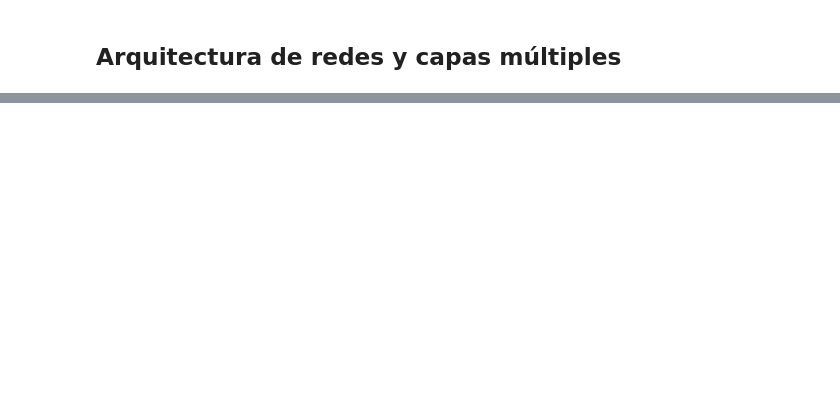
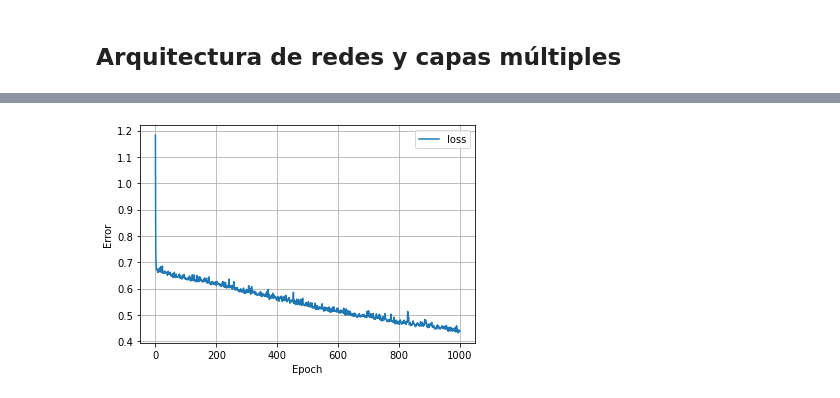
Before and after one commit to ignaciomsarmiento/ML_UNLP_Lectures, a Jupyter notebook: Week05/Notebook_SS05_NN.ipynb, the cells around one changed output, grey strips where cells are left out. Drawn from its saved outputs; the diff is of its cells as text; code cells hidden in the pictures; blank space fills up the shorter version.

```diff
--- a/Week05/Notebook_SS05_NN.ipynb
+++ b/Week05/Notebook_SS05_NN.ipynb
@@ -129,7 +163,7 @@ Para empezar el entrenamiento, se llama al método fit - el modelo se "ajusta" a
 # %%
 
 # Train model.
-history =model.fit(X_train, y_train, batch_size = 4096, epochs = 100, verbose = 0)
+history =model.fit(X_train, y_train, batch_size = 64, epochs = 1000, verbose = 0)
 
 hist = pd.DataFrame(history.history)
 hist['epoch'] = history.epoch
@@ -159,7 +198,7 @@ model.evaluate(
 # %%
 model = Sequential()
 model.add(Dense(units=100, input_dim = 5, activation = 'relu'))
-model.add(Dense(units=16, activation = 'relu'))
+model.add(Dense(units=16, activation = 'tanh'))
 model.add(Dense(units=1, activation = 'linear'))
 # %%
 model.compile(loss='mean_squared_error',
@@ -168,11 +225,13 @@ model.compile(loss='mean_squared_error',
 # %%
 
 # Train model.
-history =model.fit(X_train, y_train, batch_size = 4096, epochs = 100, verbose = 0)
+history =model.fit(X_train, y_train, batch_size = 64, epochs = 1000, verbose = 0)
 
 hist = pd.DataFrame(history.history)
 hist['epoch'] = history.epoch
 plot_loss(history)
+# %% [output]
+[figure, added]
 # %%
 model.evaluate(
     X_test, y_test, verbose=1)
```
Also changed, not shown: parts of 11 cells of this notebook, 7 other files.
